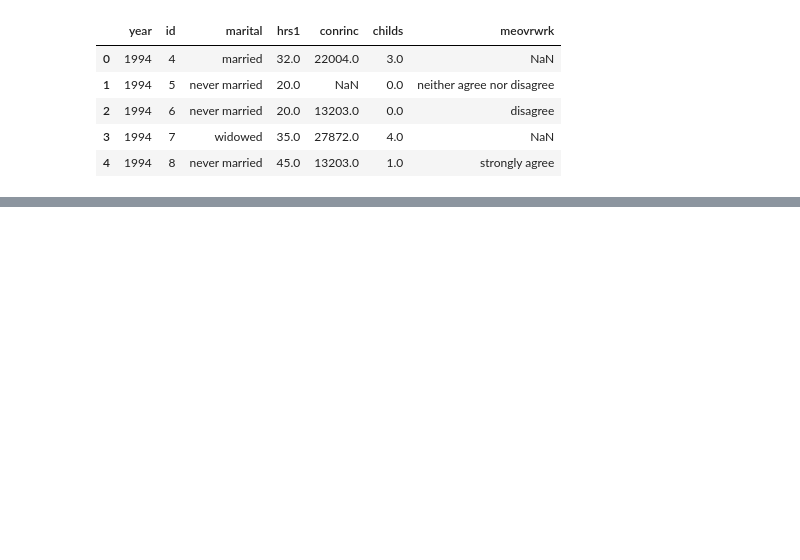
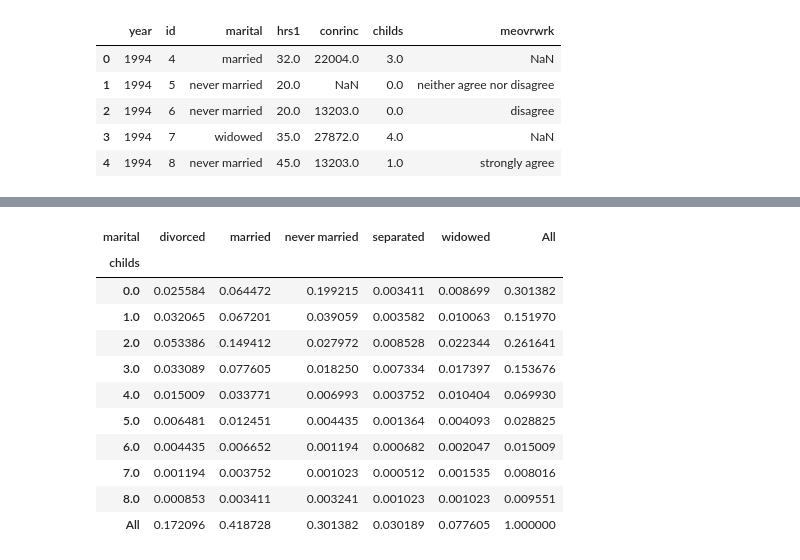
Before and after one commit to imdressel/project_gss, a Jupyter notebook: GSS_Camila_Part.ipynb, the cells around one changed output, grey strips where cells are left out. Cells and saved outputs as stored; diff of their text form; code cells hidden in the pictures; blank space fills up the shorter version.

```diff
--- a/GSS_Camila_Part.ipynb
+++ b/GSS_Camila_Part.ipynb
@@ -60,0 +85,15 @@ pd.crosstab(df['childs'],df['meovrwrk'],margins=True)
+# %%
+pd.crosstab(df['childs'],df['marital'],margins=True, normalize=True)
+# %% [output]
+| marital | divorced | married | never married | separated | widowed | All |
+| childs |  |  |  |  |  |  |
+| 0.0 | 0.025584 | 0.064472 | 0.199215 | 0.003411 | 0.008699 | 0.301382 |
+| 1.0 | 0.032065 | 0.067201 | 0.039059 | 0.003582 | 0.010063 | 0.151970 |
+| 2.0 | 0.053386 | 0.149412 | 0.027972 | 0.008528 | 0.022344 | 0.261641 |
+| 3.0 | 0.033089 | 0.077605 | 0.018250 | 0.007334 | 0.017397 | 0.153676 |
+| 4.0 | 0.015009 | 0.033771 | 0.006993 | 0.003752 | 0.010404 | 0.069930 |
+| 5.0 | 0.006481 | 0.012451 | 0.004435 | 0.001364 | 0.004093 | 0.028825 |
+| 6.0 | 0.004435 | 0.006652 | 0.001194 | 0.000682 | 0.002047 | 0.015009 |
+| 7.0 | 0.001194 | 0.003752 | 0.001023 | 0.000512 | 0.001535 | 0.008016 |
+| 8.0 | 0.000853 | 0.003411 | 0.003241 | 0.001023 | 0.001023 | 0.009551 |
+| All | 0.172096 | 0.418728 | 0.301382 | 0.030189 | 0.077605 | 1.000000 |
```
Also changed, not shown: parts of 7 cells of this notebook.
